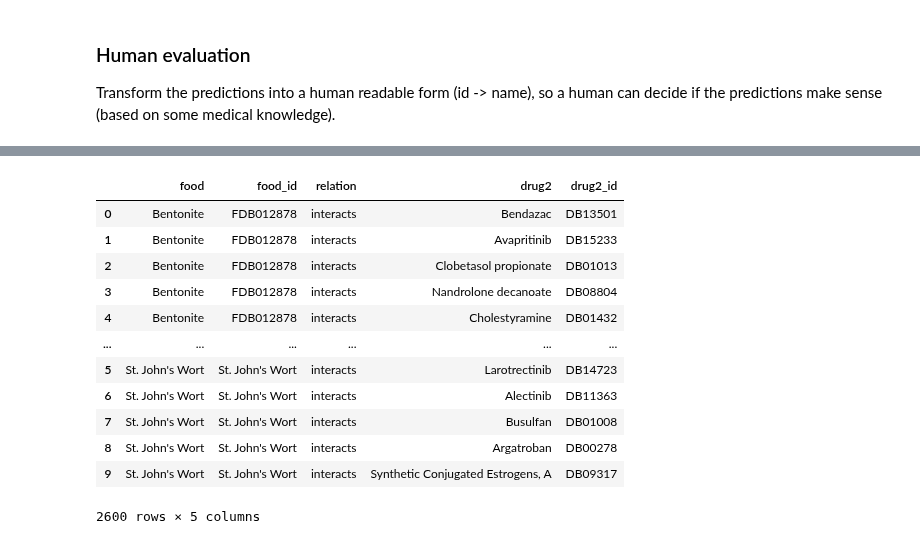
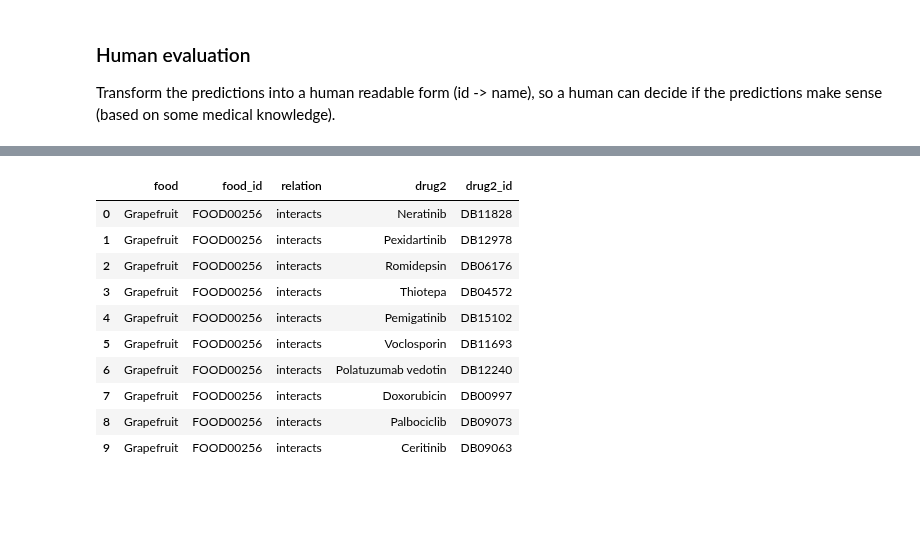
Before and after one commit to marketakrenkova/drug-interaction-prediction, a Jupyter notebook: data_processing/prediction_processing.ipynb, the cells around one changed output, grey strips where cells are left out. Saved outputs shown, nothing was run; the diff lists cells and outputs as text; code cells hidden in the pictures; blank space fills up the shorter version.

Commit message:
correction of leaked data into test data +  new benchamrks

```diff
--- a/data_processing/prediction_processing.ipynb
+++ b/data_processing/prediction_processing.ipynb
@@ -51,5 +73,5 @@ common_drugs_ids[:10]
 # %%
-with open('../data/foods4predictions.txt', 'r') as f:
+with open('../data/foods4predictions-2.txt', 'r') as f:
     foods = f.readlines()
 
 foods = [food.strip() for food in foods]
@@ -133,10 +159,14 @@ DB01195 Flecainide
 tails = predictions.tail_label.values
 # %%
 # food predicitons
-food_id = foods[37]
-prediction_file = prediction_dir + specification + data_dir +'complex_' + food_id + '_interacts_' + specification + '.csv'
+idx=2
+food_id = foods[idx]
+prediction_file = prediction_dir + specification + data_dir + model_name + food_id + '_interacts_' + specification + '.csv'
 
-print('Interactions with', compound_id_map_dict[food_id])
+food_name = food_id
+if "FOOD" in food_id:
+    food_name = food_id_map_dict[food_id]
+print('Interactions with', food_name)
 
 predictions = get_predictions(prediction_file)
 print(predictions.head())
@@ -264,20 +370,0 @@ Avg. hits@100 on test dataset: 0.51625
-# %%
-# MRR (https://en.wikipedia.org/wiki/Mean_reciprocal_rank)
-# if the predicted triplet isn't in the first 100 test data -> index = 100
-
-mrr = []
-
-for drug in common_drugs_ids:
-    prediction_file = prediction_dir + specification + data_dir +'complex_' + drug + '_interacts_' + specification + '.csv'
-    preds = get_predictions(prediction_file)
-
-    if preds is None:
-        continue
-
-    try:
-        idx = 1 / (list(preds.in_testing).index(True) + 1)
-    except:
-        idx = 1 / 100
-    mrr.append(idx)
-
-print('MRR:', np.mean(mrr))
@@ -290,7 +380,8 @@ Transform the predictions into a human readable form (id -> name), so a human ca
 predictions_human_all = pd.DataFrame()
 
 for drug_id in common_drugs_ids:
-    prediction_file = prediction_dir + specification + data_dir +'complex_' + drug_id + '_interacts_' + specification + '.csv'
+#     prediction_file = prediction_dir + specification + data_dir + model_name + drug_id + '_interacts_' + specification + '.csv'
+    prediction_file = prediction_dir + specification + data_dir + 'common_preds/common_preds_' + drug_id + '.csv'
     predictions = get_predictions(prediction_file)
 
     if predictions is None:
@@ -330,49 +421,54 @@ predictions_human_all
 predictions_human_all_food = pd.DataFrame()
 
 for food_id in foods:
-    prediction_file = prediction_dir + specification + data_dir +'complex_' + food_id + '_interacts_' + specification + '.csv'
+#     prediction_file = prediction_dir + specification + data_dir + model_name + food_id + '_interacts_' + specification + '.csv'
+    prediction_file = prediction_dir + specification + data_dir + 'common_preds/common_preds_' + food_id + '.csv'
+
     predictions = get_predictions(prediction_file)
 
     if predictions is None:
+        continue
+
+#     print(predictions.shape)
+    if predictions.shape[0] == 0:
+#         print('ok')
         continue
 
     predictions_human = pd.DataFrame()
     k = 10
 
     predictions = predictions.drop(predictions[predictions.node_type != 'drug'].index)
 
     if k < predictions.shape[0]:
         predictions = predictions.head(k)
 
     if 'FDB' in food_id:
         food_name = compound_id_map_dict[food_id]
     elif 'FOOD' in food_id:
         food_name = food_id_map_dict[food_id]
     else:
         food_name = food_id
     tail_names = assign_names(predictions)
 
     predictions_human['food'] = list(itertools.repeat(food_name, k))
     predictions_human['food_id'] = list(itertools.repeat(food_id, k))
     predictions_human['relation'] = list(itertools.repeat('interacts', k))
     predictions_human['drug2'] = tail_names
     predictions_human['drug2_id'] = predictions.tail_label.values
 
     predictions_human_all_food = pd.concat([predictions_human_all_food, predictions_human])
 
 predictions_human_all_food
 # %% [output]
 |  | food | food_id | relation | drug2 | drug2_id |
-| 0 | Bentonite | FDB012878 | interacts | Bendazac | DB13501 |
-| 1 | Bentonite | FDB012878 | interacts | Avapritinib | DB15233 |
-| 2 | Bentonite | FDB012878 | interacts | Clobetasol propionate | DB01013 |
-| 3 | Bentonite | FDB012878 | interacts | Nandrolone decanoate | DB08804 |
-| 4 | Bentonite | FDB012878 | interacts | Cholestyramine | DB01432 |
-| ... | ... | ... | ... | ... | ... |
-| 5 | St. John's Wort | St. John's Wort | interacts | Larotrectinib | DB14723 |
-| 6 | St. John's Wort | St. John's Wort | interacts | Alectinib | DB11363 |
-| 7 | St. John's Wort | St. John's Wort | interacts | Busulfan | DB01008 |
-| 8 | St. John's Wort | St. John's Wort | interacts | Argatroban | DB00278 |
-| 9 | St. John's Wort | St. John's Wort | interacts | Synthetic Conjugated Estrogens, A | DB09317 |
+| 0 | Grapefruit | FOOD00256 | interacts | Neratinib | DB11828 |
+| 1 | Grapefruit | FOOD00256 | interacts | Pexidartinib | DB12978 |
+| 2 | Grapefruit | FOOD00256 | interacts | Romidepsin | DB06176 |
+| 3 | Grapefruit | FOOD00256 | interacts | Thiotepa | DB04572 |
+| 4 | Grapefruit | FOOD00256 | interacts | Pemigatinib | DB15102 |
+| 5 | Grapefruit | FOOD00256 | interacts | Voclosporin | DB11693 |
+| 6 | Grapefruit | FOOD00256 | interacts | Polatuzumab vedotin | DB12240 |
+| 7 | Grapefruit | FOOD00256 | interacts | Doxorubicin | DB00997 |
+| 8 | Grapefruit | FOOD00256 | interacts | Palbociclib | DB09073 |
+| 9 | Grapefruit | FOOD00256 | interacts | Ceritinib | DB09063 |
-2600 rows × 5 columns
 # %%
```
Also changed, not shown: parts of 19 cells of this notebook, 12 other files.
